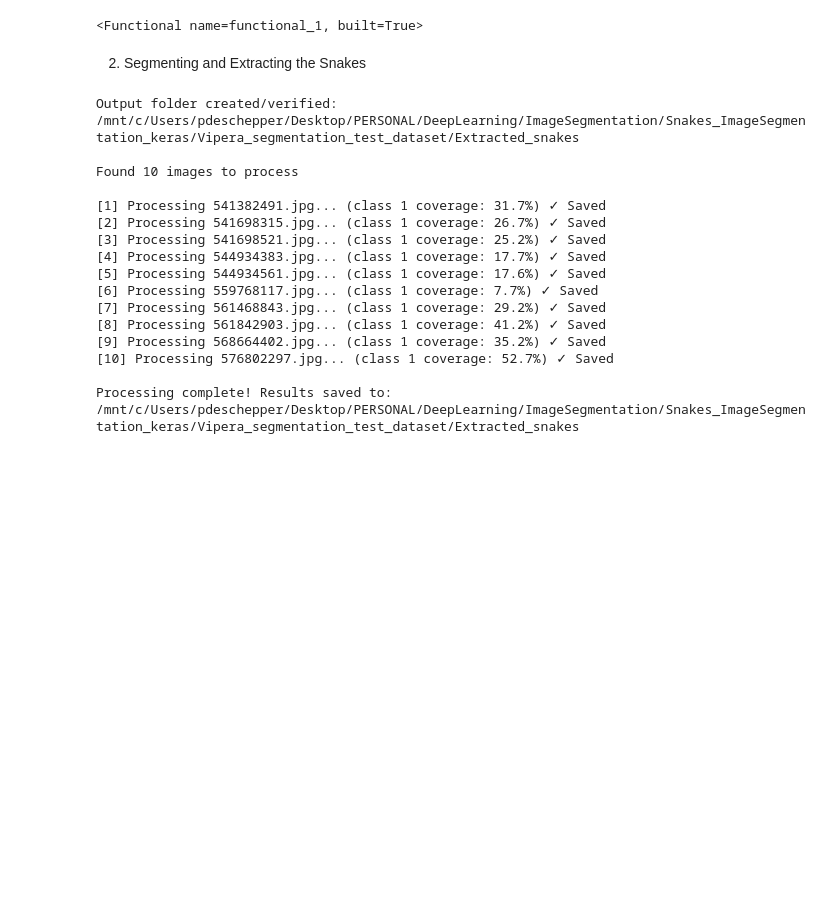
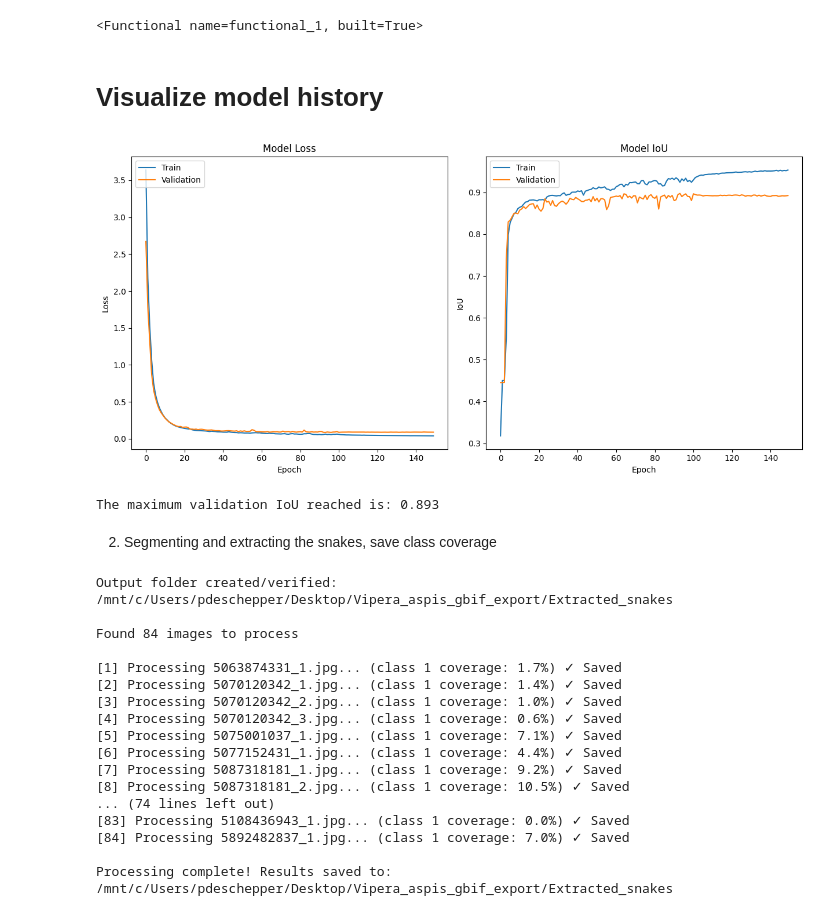
Before and after one commit to thesnakeguy/vipera_spatialcolors, a Jupyter notebook: 2.SnakeSegmentation_ApplySegmentation.ipynb, the cells around one changed output. Drawn from its saved outputs; the diff is of its cells as text; code cells hidden in the pictures; blank space fills up the shorter version.

Commit message:
better trained model

```diff
--- a/2.SnakeSegmentation_ApplySegmentation.ipynb
+++ b/2.SnakeSegmentation_ApplySegmentation.ipynb
@@ -19,9 +16,11 @@ To enable the following instructions: AVX2 AVX_VNNI FMA, in other operations, re
 1) Load the segmentation model
 # %%
 # Model path
-data_root = "/mnt/c/Users/pdeschepper/Desktop/PERSONAL/DeepLearning/ImageSegmentation/Snakes_ImageSegmentation_keras/Vipera_segmentation_train_dataset/"
-model_filename = "Vipera_SegmentationModel_V3_100+50epochs.keras"
+data_root = "/mnt/c/Users/pdeschepper/Desktop/PERSONAL/DeepLearning/ImageSegmentation/Snakes_ImageSegmentation_keras/Vipera_segmentation_train_dataset_870/"
+model_filename = "Vipera_SegmentationModel_V4_100+50epochs.keras"
+model_history_json = "Vipera_SegmentationModel_V4_100+50epochs_traininghistory.json"
 model_path = os.path.join(data_root, model_filename)
+model_history_json_path = os.path.join(data_root, model_history_json)
 
 # Import custom functions from the accessory script
 sys.path.append("/mnt/c/Users/pdeschepper/Desktop/PERSONAL/DeepLearning/ImageSegmentation/Snakes_ImageSegmentation_keras/")
@@ -60,11 +59,46 @@ Model: "functional_1"
  Non-trainable params: 3,268,131 (12.47 MB)
  Optimizer params: 6,600,518 (25.18 MB)
 <Functional name=functional_1, built=True>
+# %% [markdown]
+# Visualize model history
+# %%
+with open(model_history_json_path) as f:
+    loaded_history = json.load(f)
+
+def plot_training_history(history):
+    plt.figure(figsize=(18, 6))
+
+    # Plot training & validation loss values
+    plt.subplot(1, 3, 2)
+    plt.plot(history['loss'])
+    plt.plot(history['val_loss'])
+    plt.title('Model Loss')
+    plt.ylabel('Loss')
+    plt.xlabel('Epoch')
+    plt.legend(['Train', 'Validation'], loc='upper left')
+
+    # Plot training & validation IoU values
+    plt.subplot(1, 3, 3)
+    plt.plot(history['mean_iou'])
+    plt.plot(history['val_mean_iou'])
+    plt.title('Model IoU')
+    plt.ylabel('IoU')
+    plt.xlabel('Epoch')
+    plt.legend(['Train', 'Validation'], loc='upper left')
+
+    plt.tight_layout()
+    plt.show()
+
+plot_training_history(loaded_history)
+print("The maximum validation IoU reached is: {val:.3f}".format(val=loaded_history["val_mean_iou"][-1]))
+# %% [output]
+[figure, added]
+The maximum validation IoU reached is: 0.893
 # %% [markdown]
-2. Segmenting and Extracting the Snakes
+2. Segmenting and extracting the snakes, save class coverage
 # %%
 # Configuration
-image_folder = r"/mnt/c/Users/pdeschepper/Desktop/PERSONAL/DeepLearning/ImageSegmentation/Snakes_ImageSegmentation_keras/Vipera_segmentation_test_dataset/"
+image_folder = r"/mnt/c/Users/pdeschepper/Desktop/Vipera_aspis_gbif_export"
 output_folder = os.path.join(image_folder, "Extracted_snakes")
 
 # Create output folder with explicit error handling
@@ -83,7 +117,7 @@ print(f"Found {len(image_files)} images to process\n")
 output_csv_path = os.path.join(output_folder,"class_coverage.csv")
 with open(output_csv_path, "w") as coverage:
     coverage.write("photo_ID,class_coverage\n")
-    for idx, img_name in enumerate(image_files[:20], 1):
+    for idx, img_name in enumerate(image_files, 1):
         try:
             img_path = os.path.join(image_folder, img_name)
 
@@ -143,19 +177,20 @@ with open(output_csv_path, "w") as coverage:
 
 print(f"\nProcessing complete! Results saved to: {output_folder}")
 # %% [output]
-Output folder created/verified: /mnt/c/Users/pdeschepper/Desktop/PERSONAL/DeepLearning/ImageSegmentation/Snakes_ImageSegmentation_keras/Vipera_segmentation_test_dataset/Extracted_snakes
+Output folder created/verified: /mnt/c/Users/pdeschepper/Desktop/Vipera_aspis_gbif_export/Extracted_snakes
 
-Found 10 images to process
+Found 84 images to process
 
-[1] Processing 541382491.jpg... (class 1 coverage: 31.7%) ✓ Saved
-[2] Processing 541698315.jpg... (class 1 coverage: 26.7%) ✓ Saved
-[3] Processing 541698521.jpg... (class 1 coverage: 25.2%) ✓ Saved
-[4] Processing 544934383.jpg... (class 1 coverage: 17.7%) ✓ Saved
-[5] Processing 544934561.jpg... (class 1 coverage: 17.6%) ✓ Saved
-[6] Processing 559768117.jpg... (class 1 coverage: 7.7%) ✓ Saved
-[7] Processing 561468843.jpg... (class 1 coverage: 29.2%) ✓ Saved
-[8] Processing 561842903.jpg... (class 1 coverage: 41.2%) ✓ Saved
-[9] Processing 568664402.jpg... (class 1 coverage: 35.2%) ✓ Saved
-[10] Processing 576802297.jpg... (class 1 coverage: 52.7%) ✓ Saved
+[1] Processing 5063874331_1.jpg... (class 1 coverage: 1.7%) ✓ Saved
+[2] Processing 5070120342_1.jpg... (class 1 coverage: 1.4%) ✓ Saved
+[3] Processing 5070120342_2.jpg... (class 1 coverage: 1.0%) ✓ Saved
+[4] Processing 5070120342_3.jpg... (class 1 coverage: 0.6%) ✓ Saved
+[5] Processing 5075001037_1.jpg... (class 1 coverage: 7.1%) ✓ Saved
+[6] Processing 5077152431_1.jpg... (class 1 coverage: 4.4%) ✓ Saved
+[7] Processing 5087318181_1.jpg... (class 1 coverage: 9.2%) ✓ Saved
+[8] Processing 5087318181_2.jpg... (class 1 coverage: 10.5%) ✓ Saved
+... (74 lines left out)
+[83] Processing 5108436943_1.jpg... (class 1 coverage: 0.0%) ✓ Saved
+[84] Processing 5892482837_1.jpg... (class 1 coverage: 7.0%) ✓ Saved
 
-Processing complete! Results saved to: /mnt/c/Users/pdeschepper/Desktop/PERSONAL/DeepLearning/ImageSegmentation/Snakes_ImageSegmentation_keras/Vipera_segmentation_test_dataset/Extracted_snakes
+Processing complete! Results saved to: /mnt/c/Users/pdeschepper/Desktop/Vipera_aspis_gbif_export/Extracted_snakes
```
Also changed, not shown: parts of 1 cell of this notebook, 4 other files.
